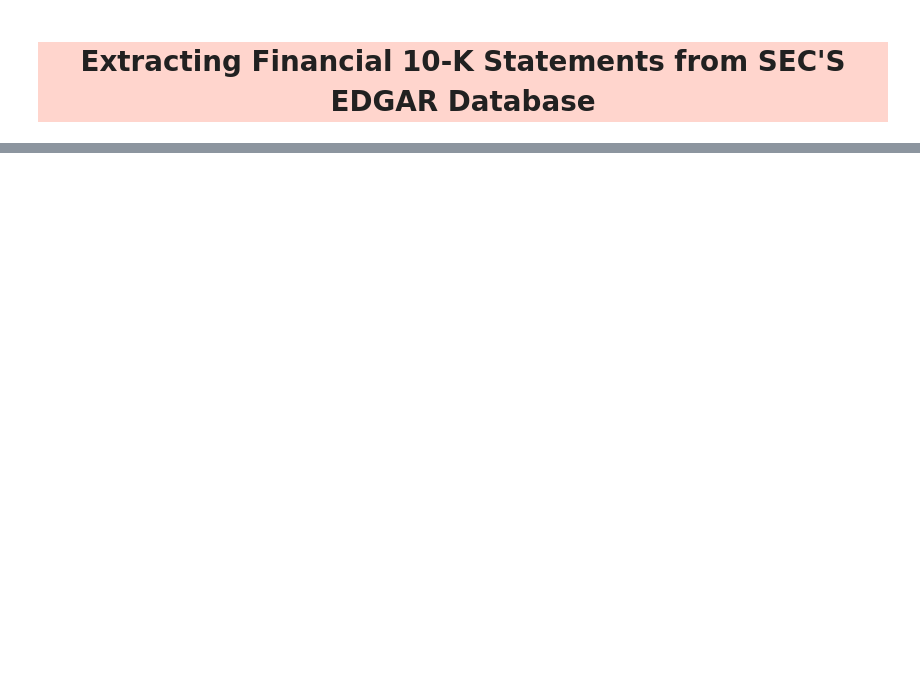
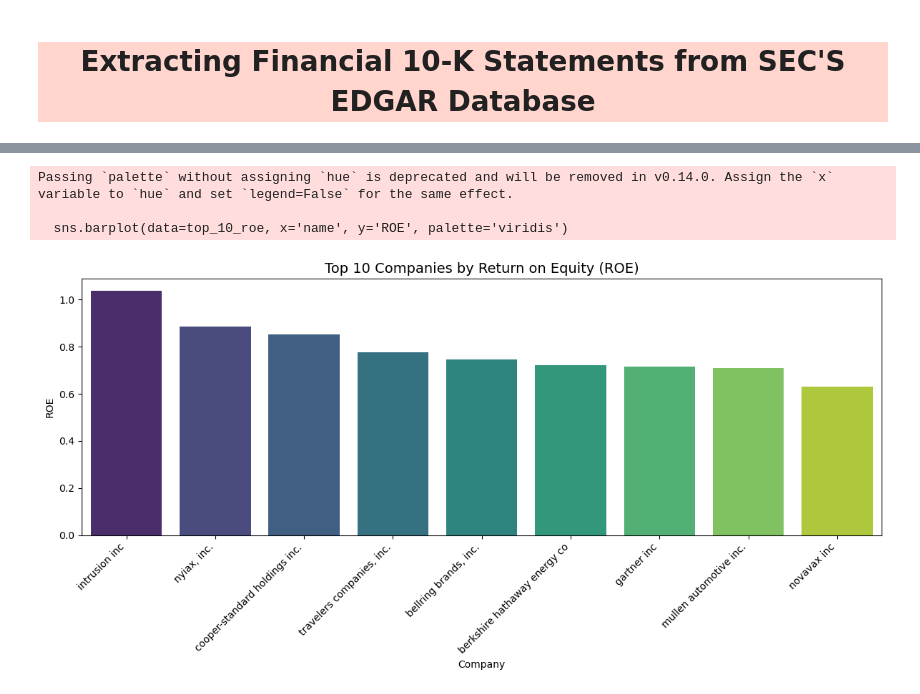
Before and after one commit to NataliaStekolnikova/credit-analysis-dashboard, a Jupyter notebook: notebooks/extracting-financial-10-k-reports-via-sec-edgar-db.ipynb, the cells around one changed output, grey strips where cells are left out. Cells and saved outputs as stored; diff of their text form; code cells hidden in the pictures; blank space fills up the shorter version.

```diff
--- a/notebooks/extracting-financial-10-k-reports-via-sec-edgar-db.ipynb
+++ b/notebooks/extracting-financial-10-k-reports-via-sec-edgar-db.ipynb
@@ -601,0 +307,19 @@ This notebook is a *work-in-progress*. In future, I intend to work on the follow
+# %%
+# --- Plot: Top 10 companies by ROE (excluding extreme outliers) ---
+filtered_roe = edf_full_clean.dropna(subset=['ROE'])
+filtered_roe = filtered_roe[filtered_roe['ROE'] < filtered_roe['ROE'].quantile(0.99)]
+top_10_roe = filtered_roe.sort_values(by='ROE', ascending=False).head(10)
+
+plt.figure(figsize=(12, 6))
+sns.barplot(data=top_10_roe, x='name', y='ROE', palette='viridis')
+plt.title('Top 10 Companies by Return on Equity (ROE)', fontsize=14)
+plt.ylabel('ROE')
+plt.xlabel('Company')
+plt.xticks(rotation=45, ha='right')
+plt.tight_layout()
+plt.show()
+# %% [output]
+Passing `palette` without assigning `hue` is deprecated and will be removed in v0.14.0. Assign the `x` variable to `hue` and set `legend=False` for the same effect.
+
+  sns.barplot(data=top_10_roe, x='name', y='ROE', palette='viridis')
+[figure, added]
```
Also changed, not shown: parts of 68 cells of this notebook, 3 other files.
